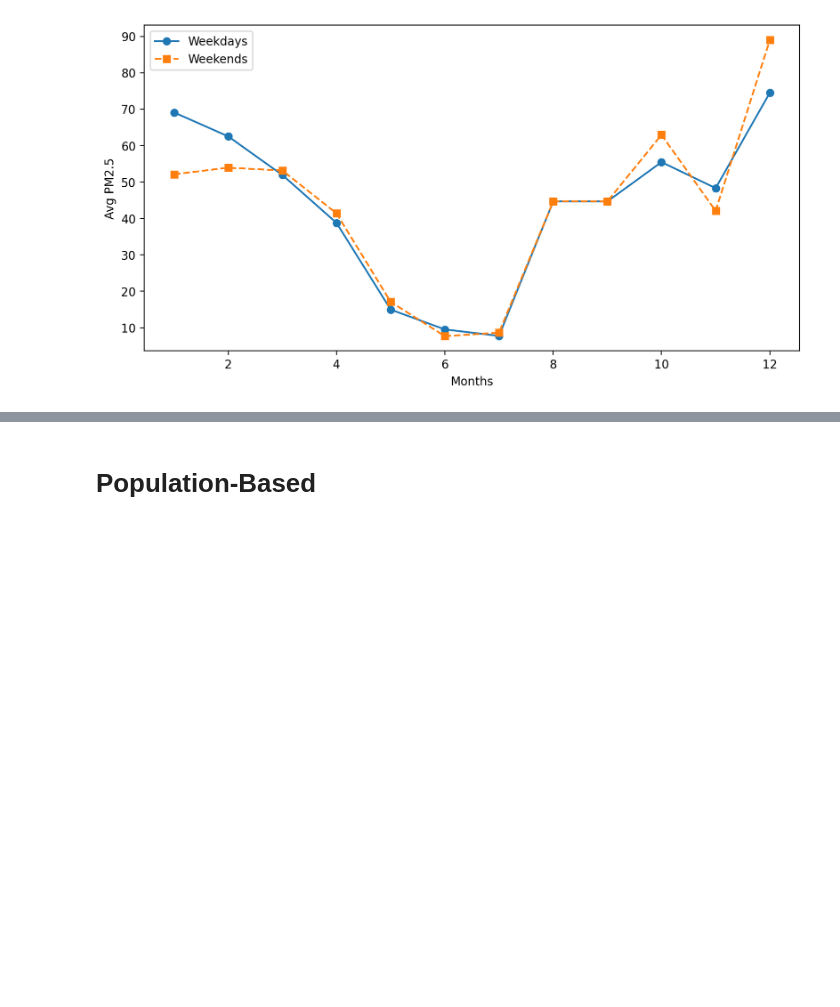
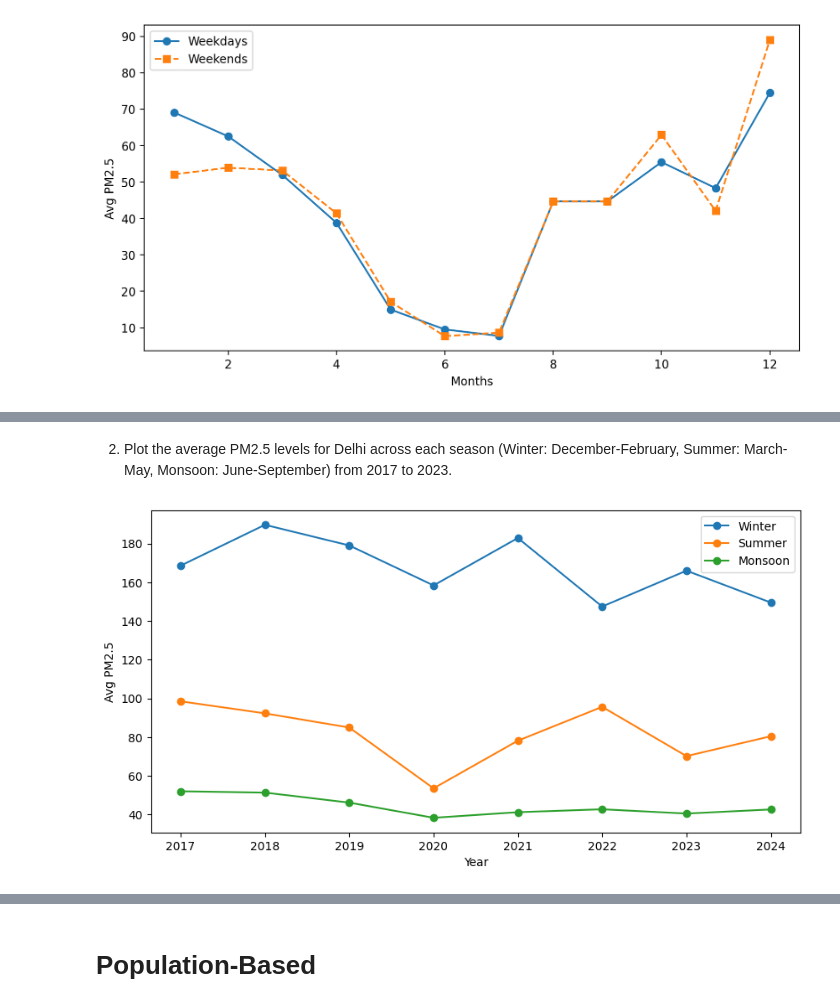
Before and after one commit to fatalhawk/J014_psdv, a Jupyter notebook: J014_Jasu.ipynb, the cells around one changed output, grey strips where cells are left out. Drawn from its saved outputs; the diff is of its cells as text; code cells hidden in the pictures; blank space fills up the shorter version.

```diff
--- a/J014_Jasu.ipynb
+++ b/J014_Jasu.ipynb
@@ -144,0 +177,17 @@ plt.show()
+# %% [markdown]
+2. Plot the average PM2.5 levels for Delhi across each season (Winter: December-February, Summer: March-May, Monsoon: June-September) from 2017 to 2023.
+# %%
+#Seasonal PM2.5 Trends in Delhi (2017-2023)
+df_delhi = df[df["city"] == "Delhi"].copy()
+df_delhi["Year"] = df_delhi["Timestamp"].dt.year
+seasonal_trends = {season: df_delhi[df_delhi["Timestamp"].dt.month.isin(months)].groupby("Year")["PM2.5"].mean() for season, months in seasons.items()}
+
+plt.figure(figsize=(10, 5))
+for season, trend in seasonal_trends.items():
+    plt.plot(trend.index, trend.values, label=season, marker="o")
+plt.xlabel("Year")
+plt.ylabel("Avg PM2.5")
+plt.legend()
+plt.show()
+# %% [output]
+[figure, added]
```
Also changed, not shown: parts of 9 cells of this notebook.
